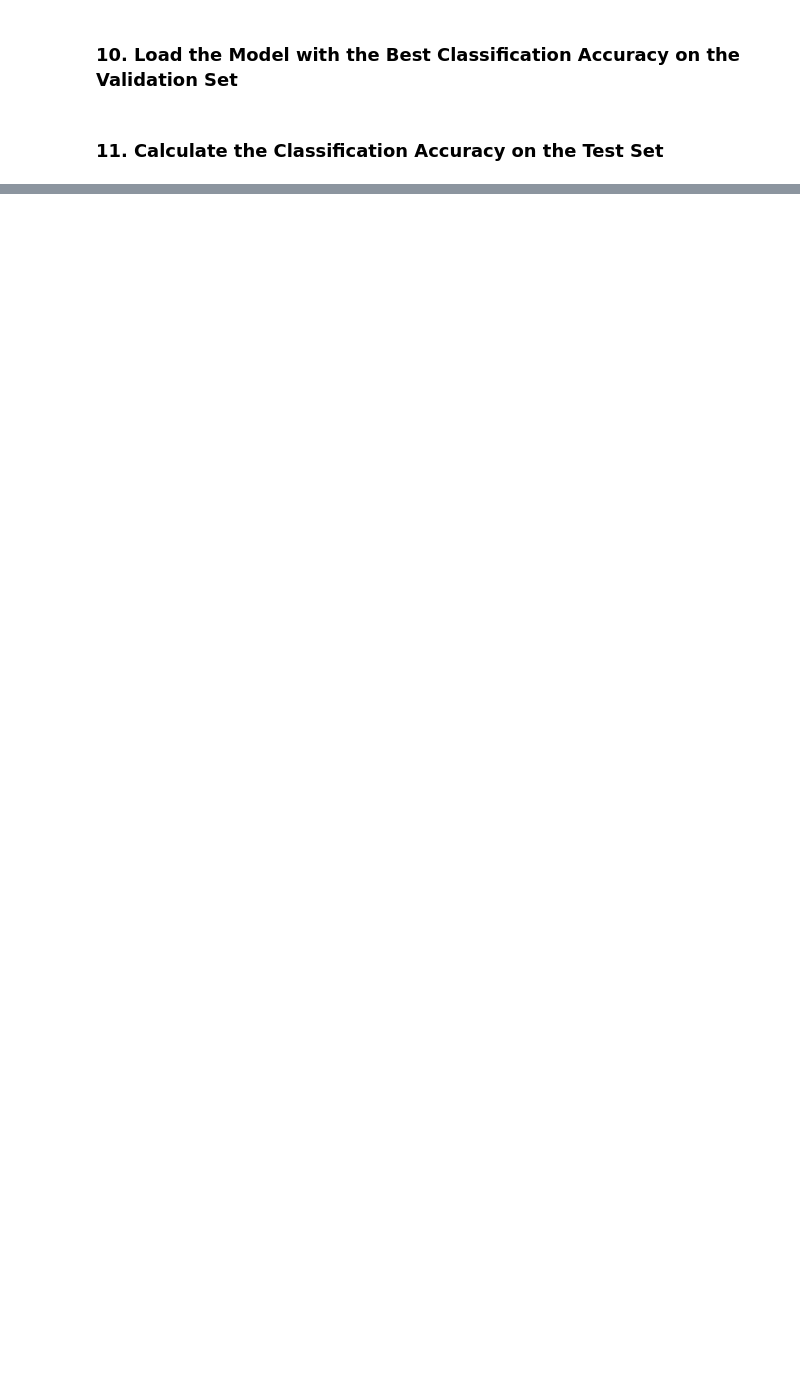
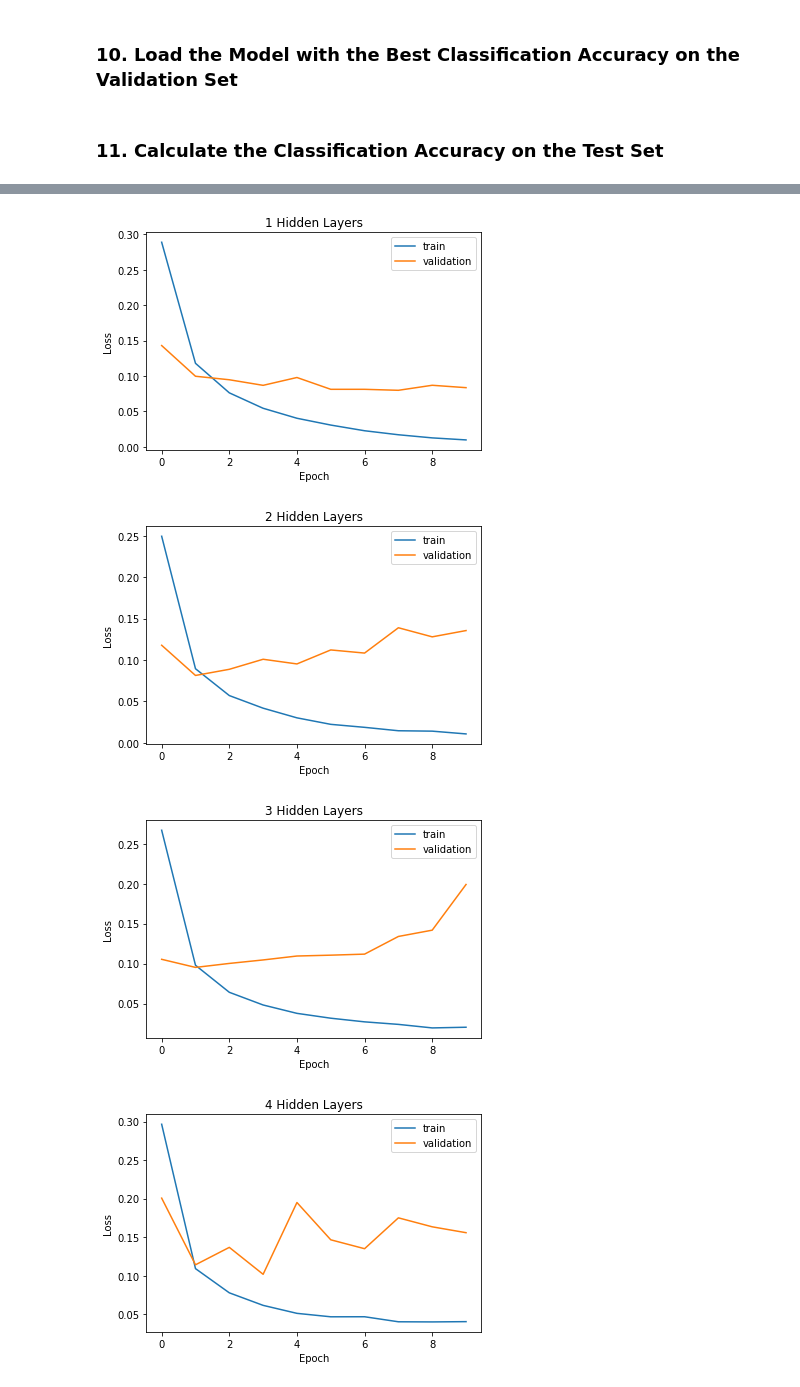
Before and after one commit to SteadBytes/ai-nanodegree, a Jupyter notebook: term-2/L6-convolutional-neural-networks/aind2-cnn/mnist-mlp/mnist_mlp.ipynb, the cells around one changed output, grey strips where cells are left out. Cells and saved outputs as stored; diff of their text form; code cells hidden in the pictures; blank space fills up the shorter version.

Commit message:
Mini Project MNIST completed

```diff
--- a/term-2/L6-convolutional-neural-networks/aind2-cnn/mnist-mlp/mnist_mlp.ipynb
+++ b/term-2/L6-convolutional-neural-networks/aind2-cnn/mnist-mlp/mnist_mlp.ipynb
@@ -194,0 +392,36 @@ Test accuracy: 98.2100%
+# %%
+def test_increasing_layers(min_layers, max_layers,step=1,num_nodes=512):  # use same num_nodes as in Example given in starter code (step 6)
+    results = []
+    if min_layers==0:
+        raise ValueError('Must have at least 1 layer')
+    for num_layers in range(min_layers,max_layers,step):
+        m = make_model(num_layers=num_layers, dropout=False)
+        # Save best model weights after each epoch
+        checkpointer = ModelCheckpoint(filepath='mnist.model.best.hdf5',
+                                       verbose=0, save_best_only=True)
+        hist = m.fit(X_train, y_train, batch_size=128, epochs=10,
+                  validation_split=0.2, callbacks=[checkpointer],
+                  verbose=0, shuffle=True)
+        m.load_weights('mnist.model.best.hdf5')
+        score = m.evaluate(X_test, y_test, verbose=0)
+        results.append({'num_layers':num_layers,'hist':hist.history,'score':score})
+    return results
+
+# Train and test models WARNING: TAKES A LONG TIME->ONLY RUN ON GPU
+#model_data = test_increasing_layers(1,20)
+# Cache data for re-use without re-training
+#with open('increase_layers.json', 'w') as f:
+#    json.dump(model_data, f)
+
+# Load cached data instead
+with open('increase_layers.json') as f:
+    model_data = json.load(f)
+
+for data in model_data:
+    title = '{} Hidden Layers'.format(data['num_layers'])
+    plot_model_loss(data['hist'],title=title)
+# %% [output]
+[figure, added]
+[figure, added]
+[figure, added]
+[figure, added]
```
Also changed, not shown: parts of 35 cells of this notebook, 45 other files.
